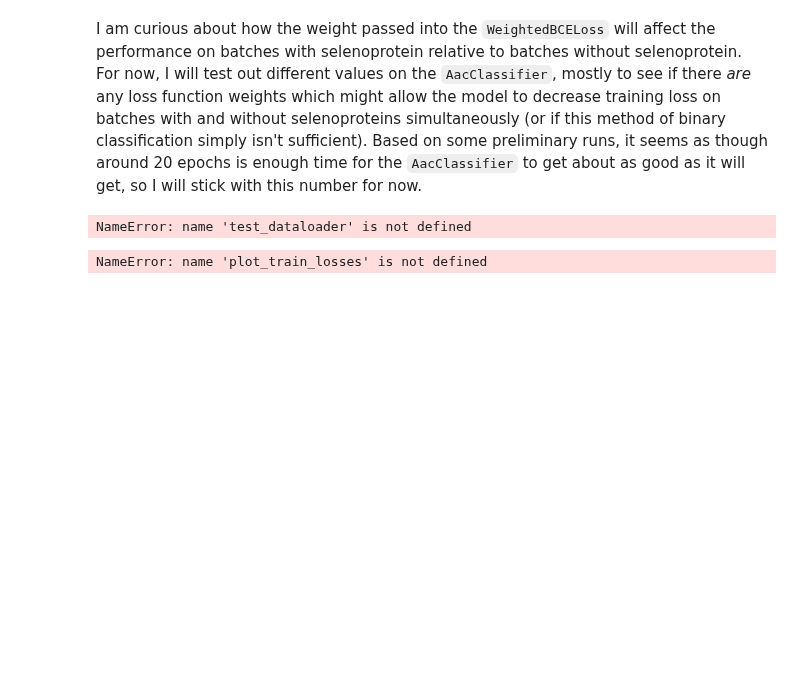
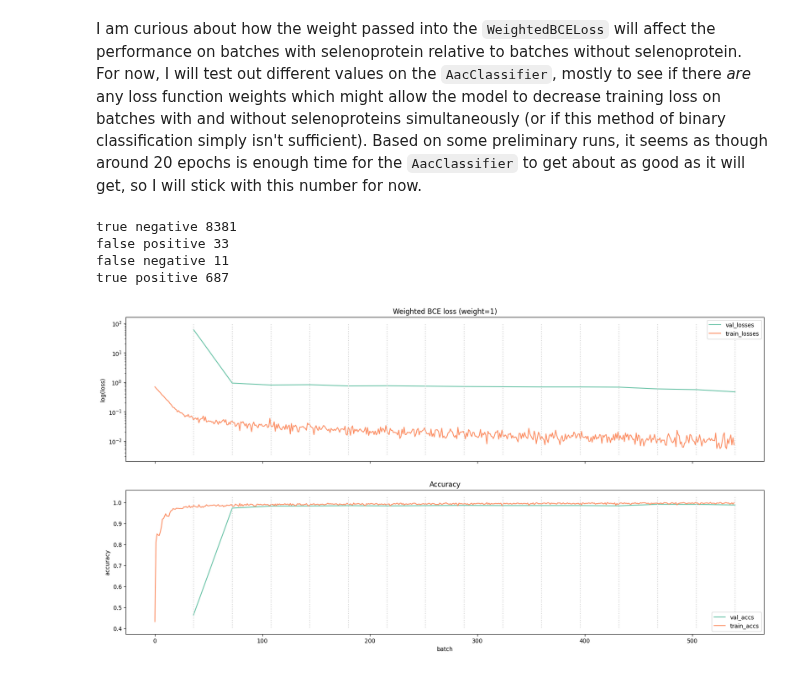
Before and after one commit to pipparichter/selenobot, a Jupyter notebook: detect.ipynb, the cells around one changed output. Cells and saved outputs as stored; diff of their text form; code cells hidden in the pictures; blank space fills up the shorter version.

Commit message:
adding some confusion matrix stuff

```diff
--- a/detect.ipynb
+++ b/detect.ipynb
@@ -30,14 +33,14 @@ test_path = os.path.join(DATA_DIR, 'test.csv')
 val_path = os.path.join(DATA_DIR, 'val.csv')
 
 # First load the data into a dataset object.
-train_dataloader = get_dataloader(train_path, batch_size=256)
-val_dataloader = get_dataloader(val_path, batch_size=256)
+train_dataloader = get_dataloader(train_path, batch_size=2048)
+val_dataloader = get_dataloader(val_path, batch_size=2048)
 # test_dataloader = get_dataloader(test_path, batch_size=1024)
 # %% [markdown]
 ## Testing the benchmark
 # %%
 # First, try training with no other weight, to get a sense of how many epochs to use.
-model = AacClassifier()
+model = EmbeddingClassifier(latent_dim=1024)
 # model = EmbeddingClassifier(1024)
 # %% [markdown]
 I am curious about how the weight passed into the `WeightedBCELoss` will affect the performance on batches with selenoprotein relative to batches without selenoprotein. For now, I will test out different values on the `AacClassifier`, mostly to see if there *are* any loss function weights which might allow the model to decrease training loss on batches with and without selenoproteins simultaneously (or if this method of binary classification simply isn't sufficient). Based on some preliminary runs, it seems as though around 20 epochs is enough time for the `AacClassifier` to get about as good as it will get, so I will stick with this number for now.
@@ -54,17 +57,23 @@ reporter = model._train(train_dataloader, val=val_dataloader, epochs=15, lr=0.00
 # %%
 import sklearn
 import numpy as np
-tn, fp, fn, tp = np.ravel(sklearn.metrics.confusion_matrix(*model.predict(test_dataloader)))
+tn, fp, fn, tp = np.ravel(sklearn.metrics.confusion_matrix(*model.predict(val_dataloader)))
 
 print('true negative', tn)
 print('false positive', fp)
 print('false negative', fn)
 print('true positive', tp)
+
+# true negative 8389
+# false positive 695
+# false negative 3
+# true positive 25
 # %% [output]
-NameError: name 'test_dataloader' is not defined
+true negative 8381
+false positive 33
+false negative 11
+true positive 687
 # %%
-plot_train_losses(infos, path=FIGURE_DIR + 'emb_train_losses_pooled_batches_with_sec.png', title='EmbeddingClassifier pooled train losses on batches with selenoproteins', pool=False, sec_only=True)
-plot_train_losses(infos, path=FIGURE_DIR + 'emb_train_losses_pooled.png', title='EmbeddingClassifier pooled train losses', pool=True, sec_only=False)
-plot_train_losses(infos, path=FIGURE_DIR + 'emb_train_losses.png', title='EmbeddingClassifier train losses', pool=False, sec_only=False)
+plot.plot_train_(reporter, path='test.png')
 # %% [output]
-NameError: name 'plot_train_losses' is not defined
+[figure, added]
```
Also changed, not shown: parts of 2 cells of this notebook, 9 other files.
